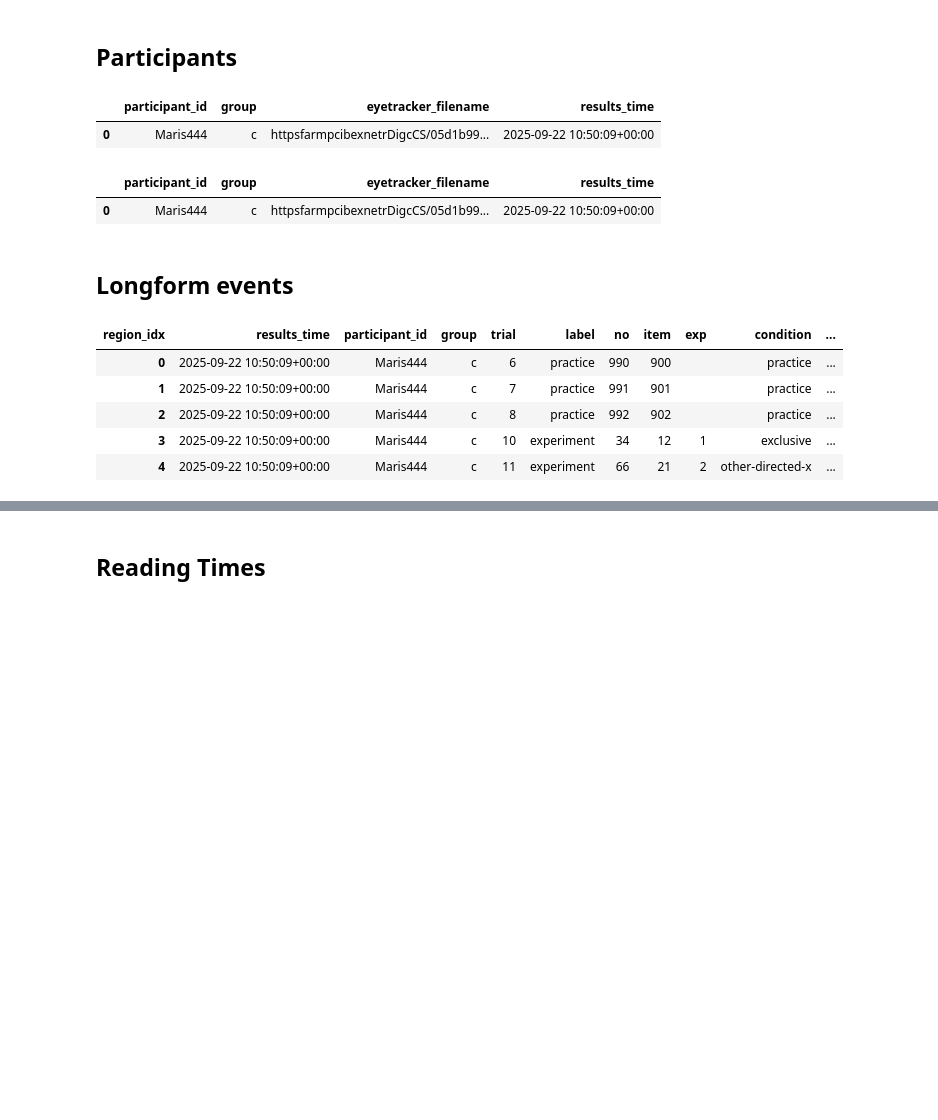
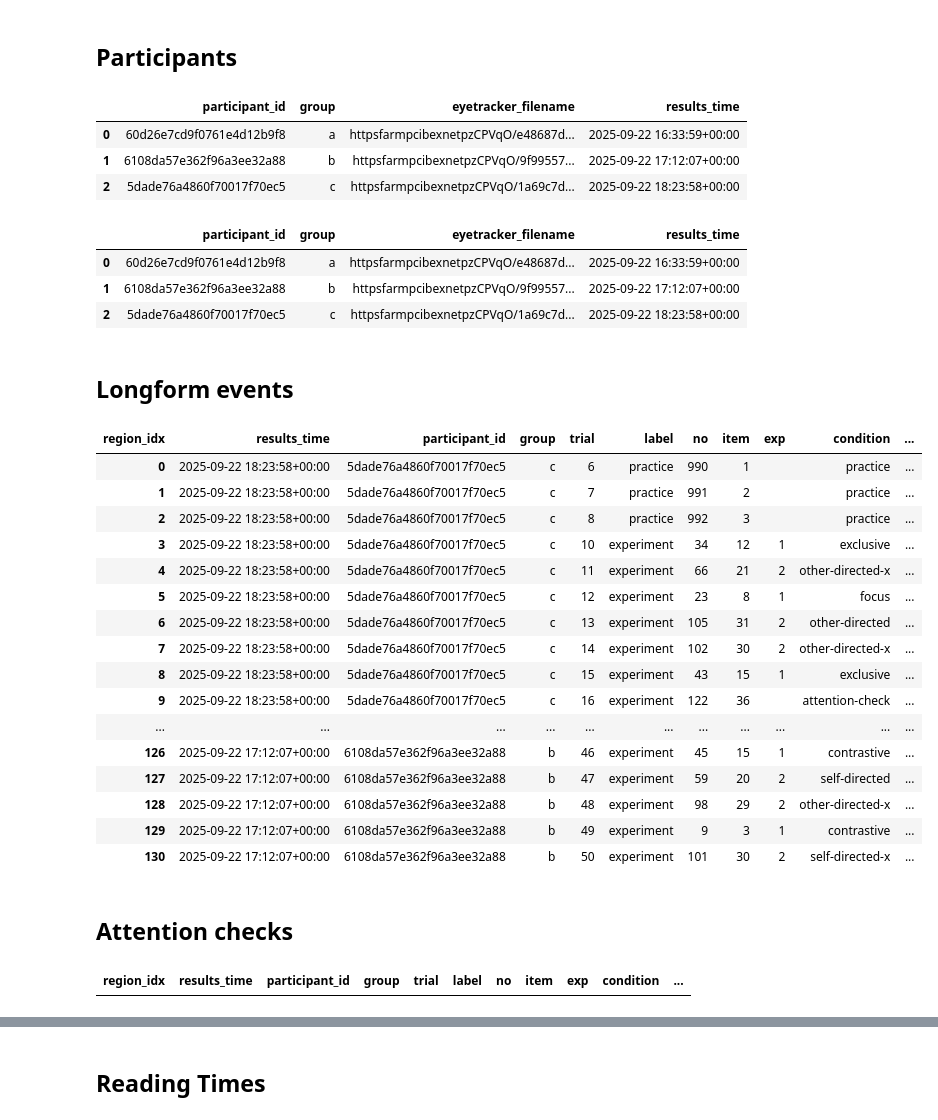
Before and after one commit to partigabor/pcibex-hun, a Jupyter notebook: results.ipynb, the cells around one changed output, grey strips where cells are left out. Saved outputs shown, nothing was run; the diff lists cells and outputs as text; code cells hidden in the pictures; blank space fills up the shorter version.

```diff
--- a/results.ipynb
+++ b/results.ipynb
@@ -14,10 +14,12 @@ import pandas as pd
 import numpy as np
 
 ROOT = Path(r"c:\\Users\\parti\\Projects\\pcibex-hun")
-RAW_FILE = ROOT / "results_dev.csv"
+raw_file = ROOT / "results_prod.csv"
+plots = ROOT / "plots"
+plots.mkdir(exist_ok=True)
 
 pd.set_option("display.max_rows", 200)
 pd.set_option("display.max_columns", 50)
 
-print("Will parse:", RAW_FILE)
+print("Will parse:", raw_file)
 # %% [output]
@@ -25,6 +27,6 @@ Will parse: c:\Users\parti\Projects\pcibex-hun\results_dev.csv
 # %%
 # Read file, split comments vs data
-raw_lines = RAW_FILE.read_text(encoding="utf-8").splitlines()
+raw_lines = raw_file.read_text(encoding="utf-8").splitlines()
 
 header_comments = []
 rows = []
@@ -211,7 +213,7 @@ df.drop(columns=['event_time_ms'], inplace=True)
 # Drop rows where the Parameter column starts and ends with '_'
 df = df[~df["Parameter"].str.match(r"^_.*_$", na=False)]
 
-# Keep only rows where Label is practice or experiment
+# Keep only rows where label is practice or experiment
 df = df[df["Label"].isin(["practice", "experiment"])]
 
 # In Values column rename right_canvas_practice to right_canvas
@@ -220,7 +222,13 @@ df["Value"] = df["Value"].replace({"left_canvas_practice": "left_canvas"})
 
 # Rename Label to label and Order to order
 df.rename(columns={"Label": "label", "Order": "trial"}, inplace=True)
+
+# Fix mistakes in stimuli data ##########################
+# Change condition of sentences no 74 to other-directed-x
+df.loc[df['no'] == 74, 'condition'] = 'other-directed-x'
 df
-# ...existing code...
+
+# Save df as events.csv
+df.to_csv("events.csv", index=False)
 # %% [output]
 Using trial fields: ['participant_id', 'group', 'no', 'item', 'exp', 'condition', 'cb', 'left', 'right', 'target']
@@ -287,17 +278,21 @@ participants_df = pd.concat(parts, ignore_index=True)
 participants_df
 # %% [output]
 |  | participant_id | group | eyetracker_filename | results_time |
-| 0 | Maris444 | c | httpsfarmpcibexnetrDigcCS/05d1b99... | 2025-09-22 10:50:09+00:00 |
+| 0 | 60d26e7cd9f0761e4d12b9f8 | a | httpsfarmpcibexnetpzCPVqO/e48687d... | 2025-09-22 16:33:59+00:00 |
+| 1 | 6108da57e362f96a3ee32a88 | b | httpsfarmpcibexnetpzCPVqO/9f99557... | 2025-09-22 17:12:07+00:00 |
+| 2 | 5dade76a4860f70017f70ec5 | c | httpsfarmpcibexnetpzCPVqO/1a69c7d... | 2025-09-22 18:23:58+00:00 |
 # %%
 # Remove certain participants
-list_of_participants_to_remove = ['Yun888', 'Test999'] ####
+list_of_participants_to_remove = [''] ####################################################################
 participants_df = participants_df[~participants_df['participant_id'].isin(list_of_participants_to_remove)]
 df = df[~df['participant_id'].isin(list_of_participants_to_remove)]
 
 participants_df
 # %% [output]
 |  | participant_id | group | eyetracker_filename | results_time |
-| 0 | Maris444 | c | httpsfarmpcibexnetrDigcCS/05d1b99... | 2025-09-22 10:50:09+00:00 |
+| 0 | 60d26e7cd9f0761e4d12b9f8 | a | httpsfarmpcibexnetpzCPVqO/e48687d... | 2025-09-22 16:33:59+00:00 |
+| 1 | 6108da57e362f96a3ee32a88 | b | httpsfarmpcibexnetpzCPVqO/9f99557... | 2025-09-22 17:12:07+00:00 |
+| 2 | 5dade76a4860f70017f70ec5 | c | httpsfarmpcibexnetpzCPVqO/1a69c7d... | 2025-09-22 18:23:58+00:00 |
 # %% [markdown]
 ## Longform events
 # %%
@@ -344,36 +339,72 @@ question_rt = questions.groupby([c for c in trial_index_cols if c in questions.c
 # Choice RT and value: average elapsed_ms for choice selection
 is_choice = df_trials['PennElementType'].str.lower().eq('selector') & df_trials['Parameter'].str.lower().eq('selection')
 choices = df_trials[is_choice].copy()
 choices = choices.sort_values(['MD5', 'participant_id', 'no', 'item'])
 choices['choice_rt'] = choices['elapsed_ms']
 choices_value = choices.groupby([c for c in trial_index_cols if c in choices.columns])['Value'].first()
 choice_rt = choices.groupby([c for c in trial_index_cols if c in choices.columns])['choice_rt'].mean()
 
 # Assemble longform DataFrame
 longform = region_mean.copy()
 
 longform['question_rt'] = question_rt
 longform['choice_rt'] = choice_rt
 longform['choice'] = choices_value
 
 # Rename choice values from left_canvas/right_canvas to left/right
 longform['choice'] = longform['choice'].replace({"left_canvas": "left", "right_canvas": "right"})
 
 # Subtract fixed offsets (keep units consistent with elapsed_ms)
 longform['question_rt'] = longform['question_rt'] - 1000
-longform['choice_rt'] = longform['choice_rt'] - 3000
+longform['choice_rt'] = longform['choice_rt'] - 2000
 
 # Sort by participant and trial for deterministic ordering
 # If 'trial' missing in index columns fallback to sorting by ['participant_id', 'no', 'item']
 sort_cols = ['participant_id', 'trial'] if 'trial' in longform.index.names else ['participant_id', 'no', 'item']
 longform = longform.sort_values(by=list(sort_cols), ascending=[True]*len(sort_cols))
 
 longform = longform.reset_index()
 longform
 # %% [output]
 | region_idx | results_time | participant_id | group | trial | label | no | item | exp | condition | ... |
-| 0 | 2025-09-22 10:50:09+00:00 | Maris444 | c | 6 | practice | 990 | 900 |  | practice | ... |
-| 1 | 2025-09-22 10:50:09+00:00 | Maris444 | c | 7 | practice | 991 | 901 |  | practice | ... |
-| 2 | 2025-09-22 10:50:09+00:00 | Maris444 | c | 8 | practice | 992 | 902 |  | practice | ... |
-| 3 | 2025-09-22 10:50:09+00:00 | Maris444 | c | 10 | experiment | 34 | 12 | 1 | exclusive | ... |
-| 4 | 2025-09-22 10:50:09+00:00 | Maris444 | c | 11 | experiment | 66 | 21 | 2 | other-directed-x | ... |
+| 0 | 2025-09-22 18:23:58+00:00 | 5dade76a4860f70017f70ec5 | c | 6 | practice | 990 | 1 |  | practice | ... |
+| 1 | 2025-09-22 18:23:58+00:00 | 5dade76a4860f70017f70ec5 | c | 7 | practice | 991 | 2 |  | practice | ... |
+| 2 | 2025-09-22 18:23:58+00:00 | 5dade76a4860f70017f70ec5 | c | 8 | practice | 992 | 3 |  | practice | ... |
+| 3 | 2025-09-22 18:23:58+00:00 | 5dade76a4860f70017f70ec5 | c | 10 | experiment | 34 | 12 | 1 | exclusive | ... |
+| 4 | 2025-09-22 18:23:58+00:00 | 5dade76a4860f70017f70ec5 | c | 11 | experiment | 66 | 21 | 2 | other-directed-x | ... |
+| 5 | 2025-09-22 18:23:58+00:00 | 5dade76a4860f70017f70ec5 | c | 12 | experiment | 23 | 8 | 1 | focus | ... |
+| 6 | 2025-09-22 18:23:58+00:00 | 5dade76a4860f70017f70ec5 | c | 13 | experiment | 105 | 31 | 2 | other-directed | ... |
+| 7 | 2025-09-22 18:23:58+00:00 | 5dade76a4860f70017f70ec5 | c | 14 | experiment | 102 | 30 | 2 | other-directed-x | ... |
+| 8 | 2025-09-22 18:23:58+00:00 | 5dade76a4860f70017f70ec5 | c | 15 | experiment | 43 | 15 | 1 | exclusive | ... |
+| 9 | 2025-09-22 18:23:58+00:00 | 5dade76a4860f70017f70ec5 | c | 16 | experiment | 122 | 36 |  | attention-check | ... |
+| ... | ... | ... | ... | ... | ... | ... | ... | ... | ... | ... |
+| 126 | 2025-09-22 17:12:07+00:00 | 6108da57e362f96a3ee32a88 | b | 46 | experiment | 45 | 15 | 1 | contrastive | ... |
+| 127 | 2025-09-22 17:12:07+00:00 | 6108da57e362f96a3ee32a88 | b | 47 | experiment | 59 | 20 | 2 | self-directed | ... |
+| 128 | 2025-09-22 17:12:07+00:00 | 6108da57e362f96a3ee32a88 | b | 48 | experiment | 98 | 29 | 2 | other-directed-x | ... |
+| 129 | 2025-09-22 17:12:07+00:00 | 6108da57e362f96a3ee32a88 | b | 49 | experiment | 9 | 3 | 1 | contrastive | ... |
+| 130 | 2025-09-22 17:12:07+00:00 | 6108da57e362f96a3ee32a88 | b | 50 | experiment | 101 | 30 | 2 | self-directed-x | ... |
+# %% [markdown]
+## Attention checks
+# %%
+# # Filter longform for attention-check condition
+# attention_check_rows = longform[longform['condition'] == 'attention-check']
+# # Show rows where choice does not match target
+# failed_attention_checks = attention_check_rows[attention_check_rows['choice'] != attention_check_rows['target']]
+# failed_attention_checks
+
+# Refined attention check: match choice to the column (left or right) that matches target
+def check_attention(row):
+    if row['choice'] == 'left':
+        return row['target'] == row['left']
+    elif row['choice'] == 'right':
+        return row['target'] == row['right']
+    return False
+
+attention_check_rows = longform[longform['condition'] == 'attention-check'].copy()
+attention_check_rows['attention_pass'] = attention_check_rows.apply(check_attention, axis=1)
+
+# Show rows where attention check failed
+failed_attention_checks = attention_check_rows[~attention_check_rows['attention_pass']]
+failed_attention_checks
+# %% [output]
+| region_idx | results_time | participant_id | group | trial | label | no | item | exp | condition | ... |
```
Also changed, not shown: parts of 16 cells of this notebook, 24 other files.
